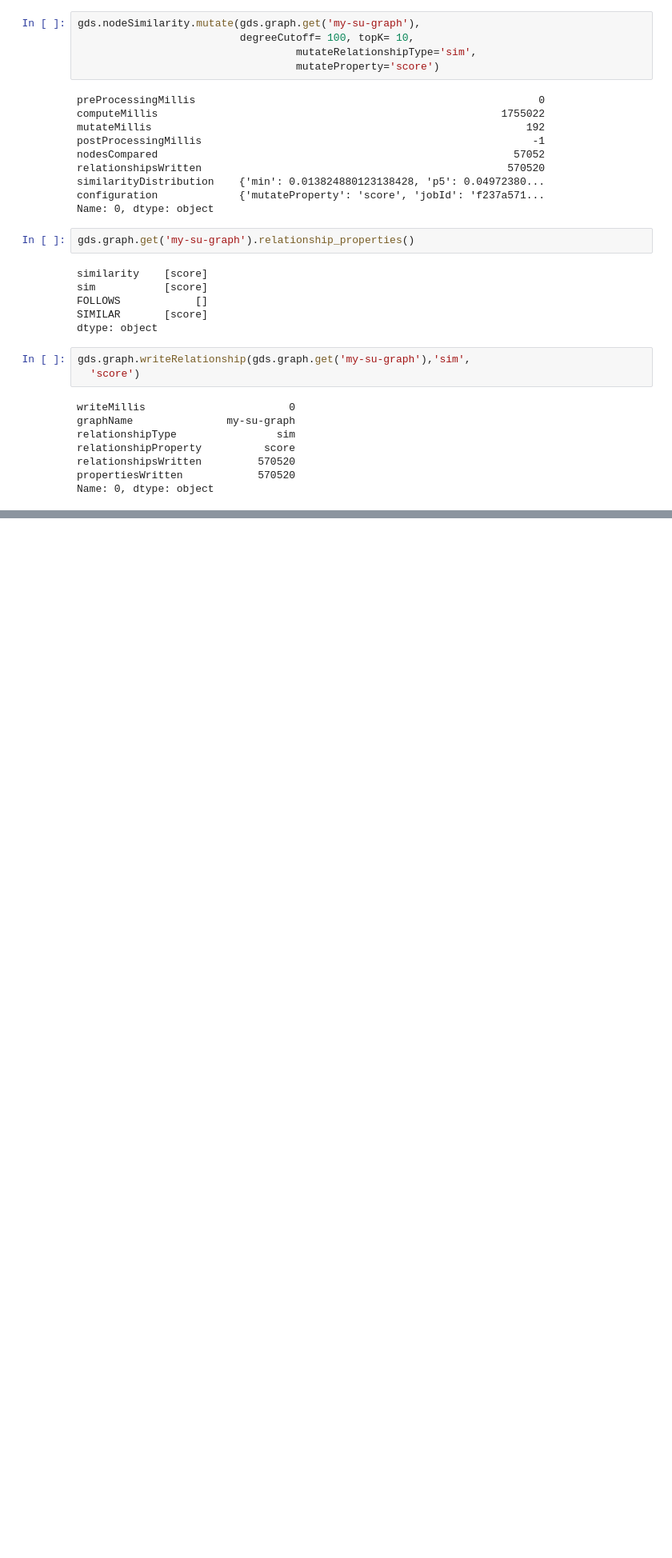
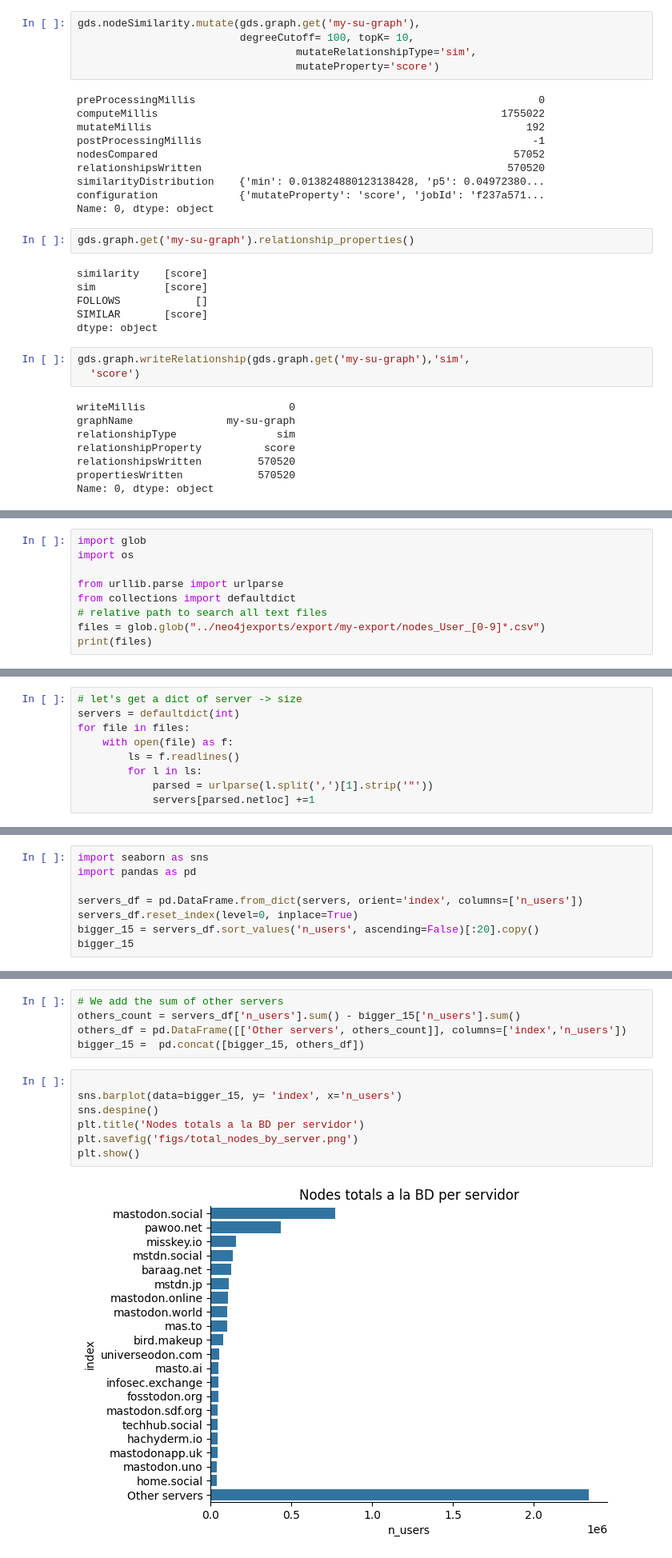
Before and after one commit to pecuchetian/tfg, a Jupyter notebook: GraphQueries.ipynb, the cells around one changed output, grey strips where cells are left out. Shown at 80% size. Saved outputs shown, nothing was run; the diff lists cells and outputs as text; blank space fills up the shorter version.

```diff
--- a/GraphQueries.ipynb
+++ b/GraphQueries.ipynb
@@ -200,0 +250,9 @@ Name: 0, dtype: object
+# %%
+import glob
+import os
+
+from urllib.parse import urlparse
+from collections import defaultdict
+# relative path to search all text files
+files = glob.glob("../neo4jexports/export/my-export/nodes_User_[0-9]*.csv")
+print(files)
@@ -200,0 +289,9 @@ Name: 0, dtype: object
+# %%
+# let's get a dict of server -> size
+servers = defaultdict(int)
+for file in files:
+    with open(file) as f:
+        ls = f.readlines()
+        for l in ls:
+            parsed = urlparse(l.split(',')[1].strip('"'))
+            servers[parsed.netloc] +=1
@@ -200,0 +304,8 @@ Name: 0, dtype: object
+# %%
+import seaborn as sns
+import pandas as pd
+
+servers_df = pd.DataFrame.from_dict(servers, orient='index', columns=['n_users'])
+servers_df.reset_index(level=0, inplace=True)
+bigger_15 = servers_df.sort_values('n_users', ascending=False)[:20].copy()
+bigger_15
@@ -200,0 +330,14 @@ Name: 0, dtype: object
+# %%
+# We add the sum of other servers
+others_count = servers_df['n_users'].sum() - bigger_15['n_users'].sum()
+others_df = pd.DataFrame([['Other servers', others_count]], columns=['index','n_users'])
+bigger_15 =  pd.concat([bigger_15, others_df])
+# %%
+
+sns.barplot(data=bigger_15, y= 'index', x='n_users')
+sns.despine()
+plt.title('Nodes totals a la BD per servidor')
+plt.savefig('figs/total_nodes_by_server.png')
+plt.show()
+# %% [output]
+[figure, added]
```
Also changed, not shown: parts of 43 cells of this notebook, 11 other files.
